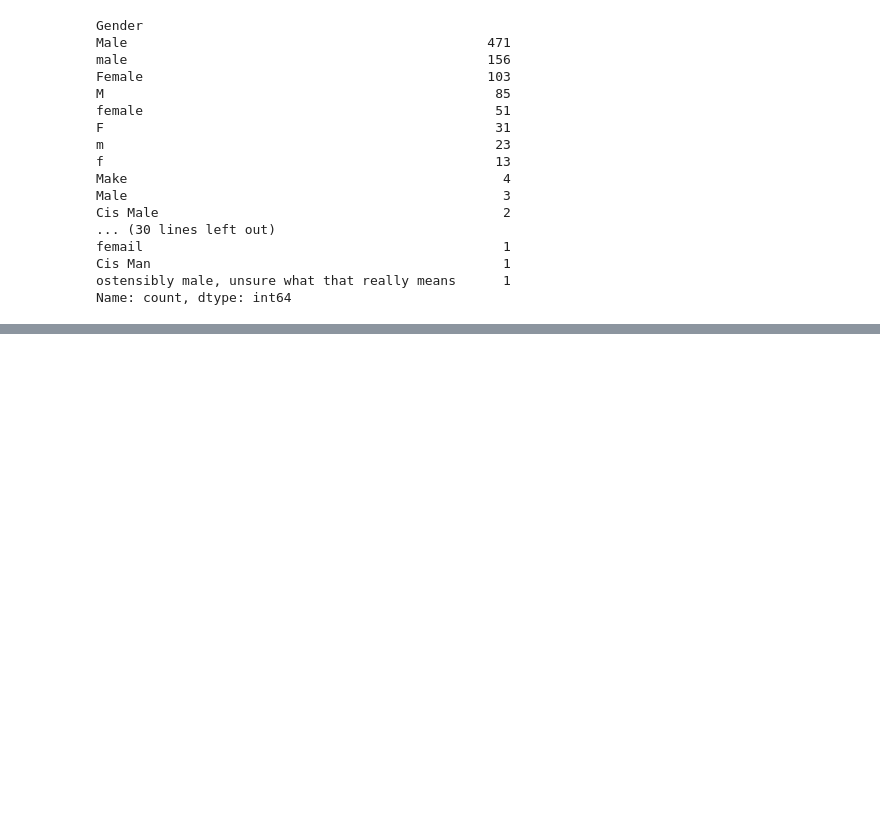
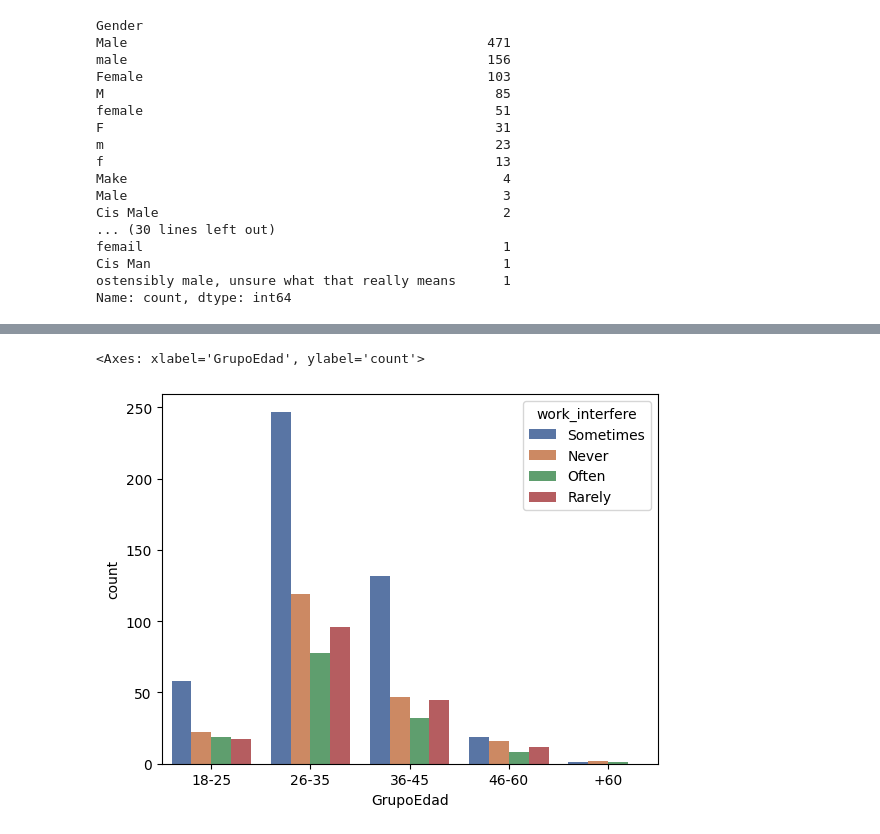
Before and after one commit to AlvaroPicaza/data-analytics-portfolio, a Jupyter notebook: Salud mental tecnología/notebooks/mentalHealthTech.ipynb, the cells around one changed output, grey strips where cells are left out. Cells and saved outputs as stored; diff of their text form; code cells hidden in the pictures; blank space fills up the shorter version.

```diff
--- a/Salud mental tecnología/notebooks/mentalHealthTech.ipynb
+++ b/Salud mental tecnología/notebooks/mentalHealthTech.ipynb
@@ -133,0 +194,5 @@ survey.to_excel("C:/Users/garci/Desktop/Data analytics/Analisis/Salud mental tec
+# %%
+sns.countplot(survey, x="GrupoEdad", hue="work_interfere",palette="deep")
+# %% [output]
+<Axes: xlabel='GrupoEdad', ylabel='count'>
+[figure, added]
```
Also changed, not shown: parts of 10 cells of this notebook.
